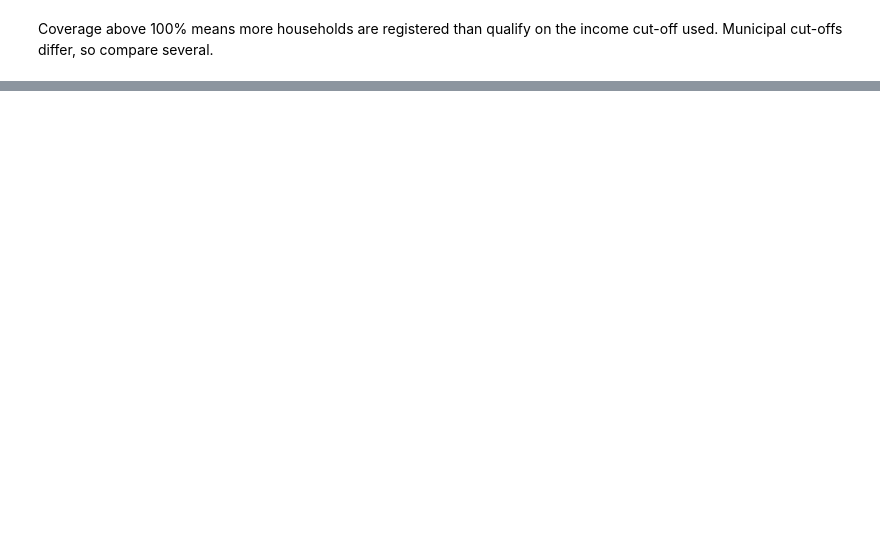
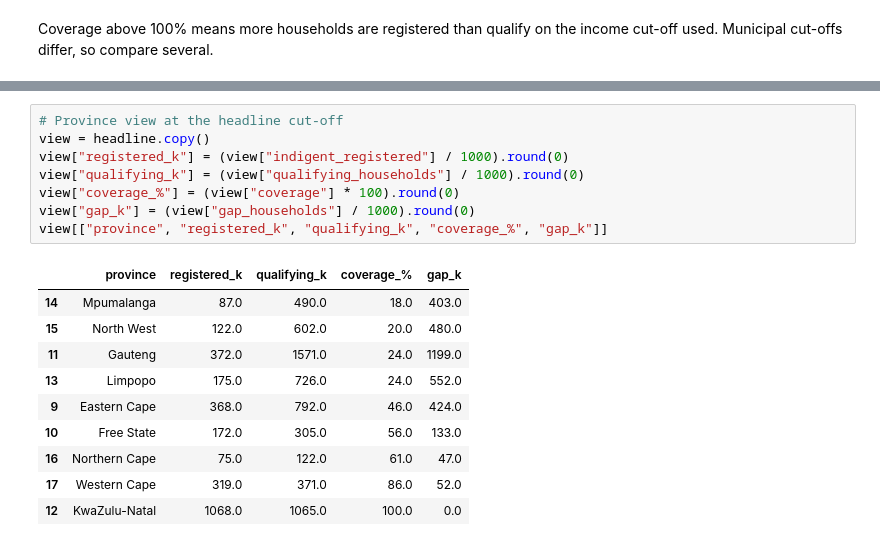
Before and after one commit to mmjmokoena-sketch/sa-electricity-nonpayment, a Jupyter notebook: projects/a_who_pays/notebooks/03_indigent_registrations.ipynb, the cells around one changed output, grey strips where cells are left out. Cells and saved outputs as stored; diff of their text form; blank space fills up the shorter version.

```diff
--- a/projects/a_who_pays/notebooks/03_indigent_registrations.ipynb
+++ b/projects/a_who_pays/notebooks/03_indigent_registrations.ipynb
@@ -35,0 +75,19 @@ plt.show()
+# %%
+# Province view at the headline cut-off
+view = headline.copy()
+view["registered_k"] = (view["indigent_registered"] / 1000).round(0)
+view["qualifying_k"] = (view["qualifying_households"] / 1000).round(0)
+view["coverage_%"] = (view["coverage"] * 100).round(0)
+view["gap_k"] = (view["gap_households"] / 1000).round(0)
+view[["province", "registered_k", "qualifying_k", "coverage_%", "gap_k"]]
+# %% [output]
+|  | province | registered_k | qualifying_k | coverage_% | gap_k |
+| 14 | Mpumalanga | 87.0 | 490.0 | 18.0 | 403.0 |
+| 15 | North West | 122.0 | 602.0 | 20.0 | 480.0 |
+| 11 | Gauteng | 372.0 | 1571.0 | 24.0 | 1199.0 |
+| 13 | Limpopo | 175.0 | 726.0 | 24.0 | 552.0 |
+| 9 | Eastern Cape | 368.0 | 792.0 | 46.0 | 424.0 |
+| 10 | Free State | 172.0 | 305.0 | 56.0 | 133.0 |
+| 16 | Northern Cape | 75.0 | 122.0 | 61.0 | 47.0 |
+| 17 | Western Cape | 319.0 | 371.0 | 86.0 | 52.0 |
+| 12 | KwaZulu-Natal | 1068.0 | 1065.0 | 100.0 | 0.0 |
```
Also changed, not shown: parts of 8 cells of this notebook, 1 other file.
